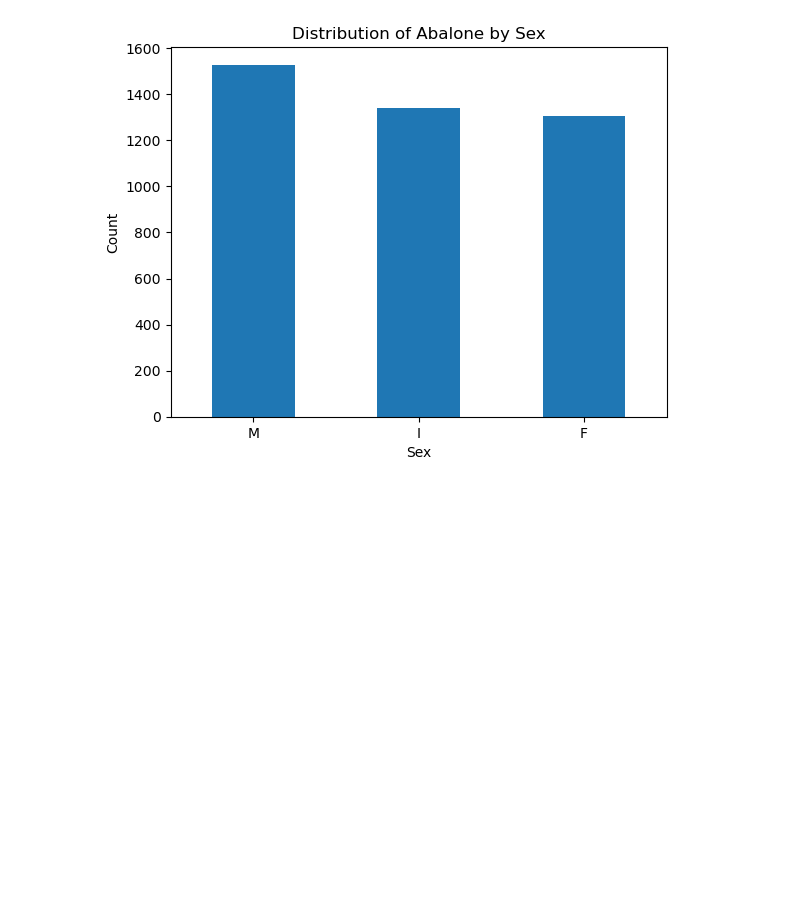
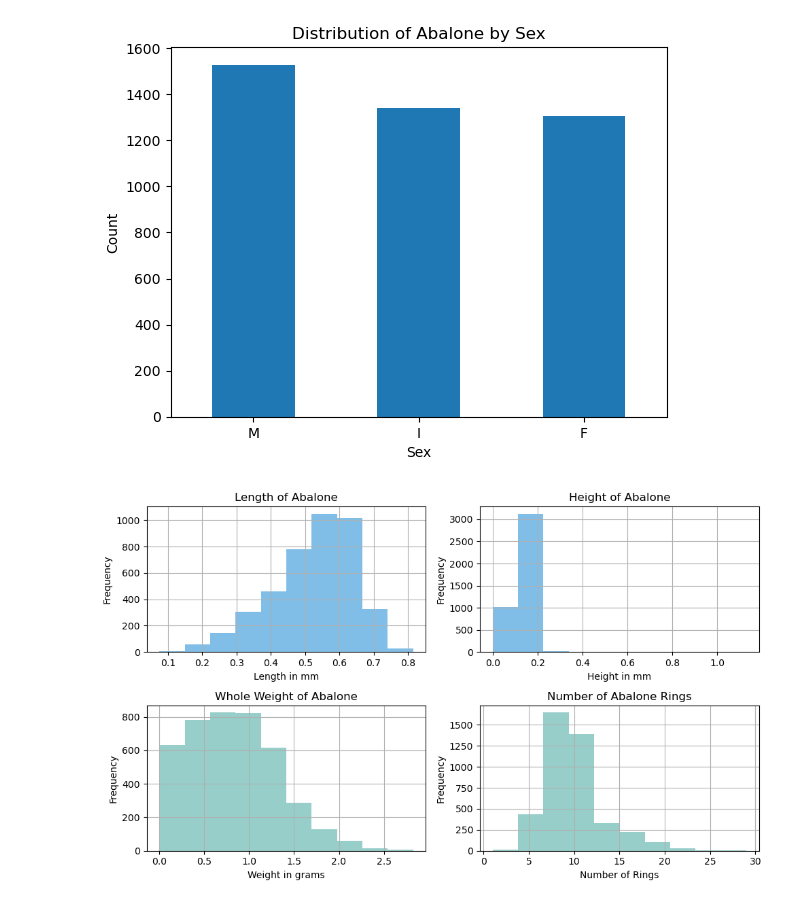
Before and after one commit to Shmoooe/PDA-project, a Jupyter notebook: abalone.ipynb, the cells around one changed output. Cells and saved outputs as stored; diff of their text form; code cells hidden in the pictures; blank space fills up the shorter version.

Commit message:
Histogram comparing length, height, weight and rings

```diff
--- a/abalone.ipynb
+++ b/abalone.ipynb
@@ -13,6 +13,6 @@ The data set is divided into two measurements, length (in mm) and weight (in gra
 import pandas as pd
 # %%
 # Load the abalone data set from csv file.
-df = pd.read_csv("abalone.csv")
+abalone = pd.read_csv("abalone.csv")
 # %%
 # To display for the first 5 and last 5 samples in the dataset
@@ -74,0 +80,26 @@ plt.show
+# %%
+# Creating a subplot of histograms for an overview of 4 variables:
+variable_overview, axes= plt.subplots(nrows=2, ncols=2, figsize=(10, 6)) # Creates a four histogram plot, number of rows and columns specified and the size of the figure in inches
+abalone["length"].hist(ax=axes[0,0], color="#4ca3dd", alpha=0.7)  # isolates length column and assigns it to row 1, column 1, alpha refers to the opacity
+axes[0,0].set_xlabel("Length in mm") # labels the x axis, along the bottom
+axes[0,0].set_ylabel("Frequency") # labels the y axis, up the side
+axes[0,0].set_title("Length of Abalone") # gives a title to this individual histogram
+
+abalone["height"].hist(ax=axes[0,1], color="#4ca3dd", alpha=0.7)
+axes[0,1].set_xlabel("Height in mm")
+axes[0,1].set_ylabel("Frequency")
+axes[0,1].set_title("Height of Abalone")
+
+abalone["whole_weight"].hist(ax=axes[1,0], color="#6bbab3", alpha=0.7) # hexadecimal colour to match abalone colour scheme
+axes[1,0].set_xlabel("Weight in grams")
+axes[1,0].set_ylabel("Frequency")
+axes[1,0].set_title("Whole Weight of Abalone")
+
+abalone["rings"].hist(ax=axes[1,1], color="#6bbab3", alpha=0.7)
+axes[1,1].set_xlabel("Number of Rings")
+axes[1,1].set_ylabel("Frequency")
+axes[1,1].set_title("Number of Abalone Rings")
+plt.tight_layout()  # prevents overlapping of subplots
+plt.show()
+# %% [output]
+[figure, added]
```
Also changed, not shown: parts of 4 cells of this notebook.
